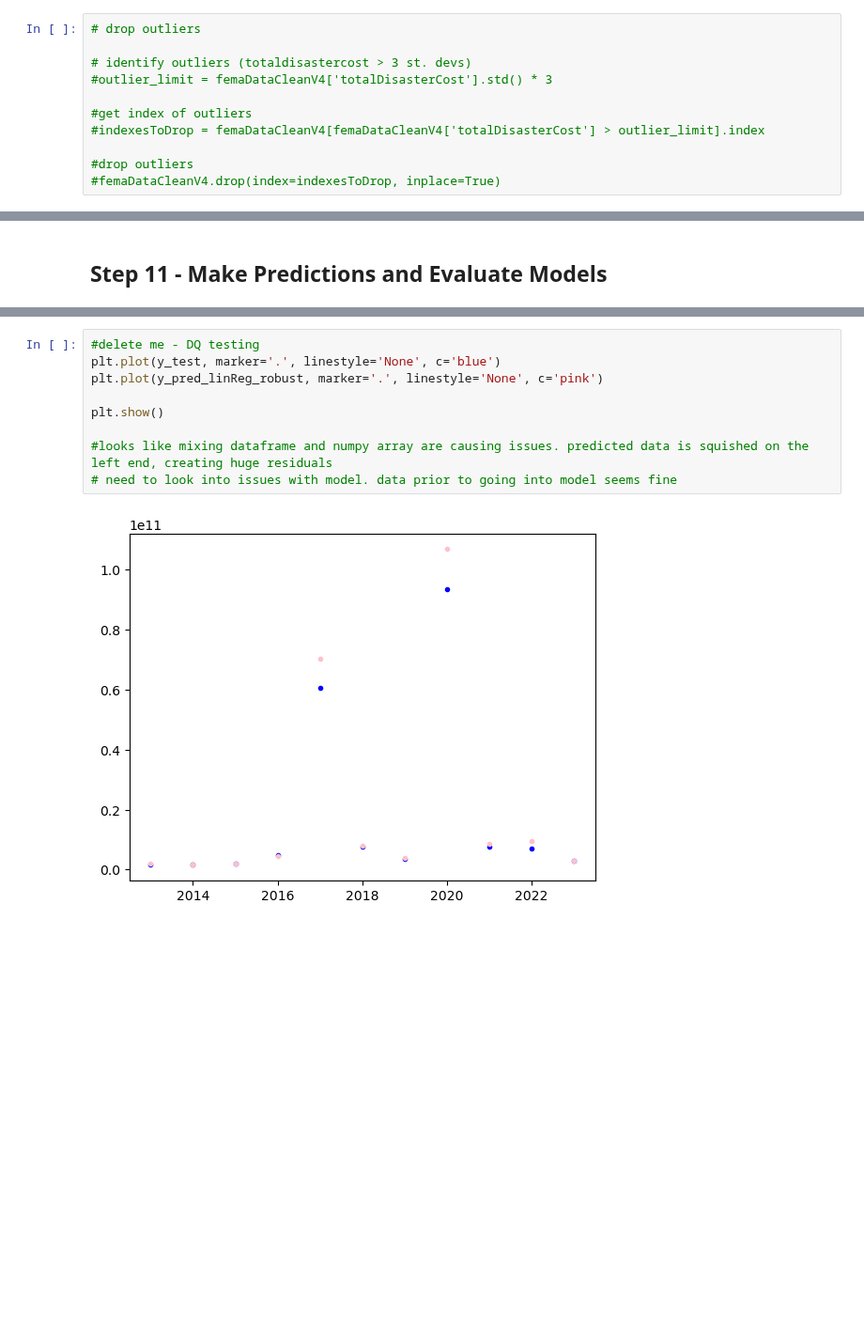
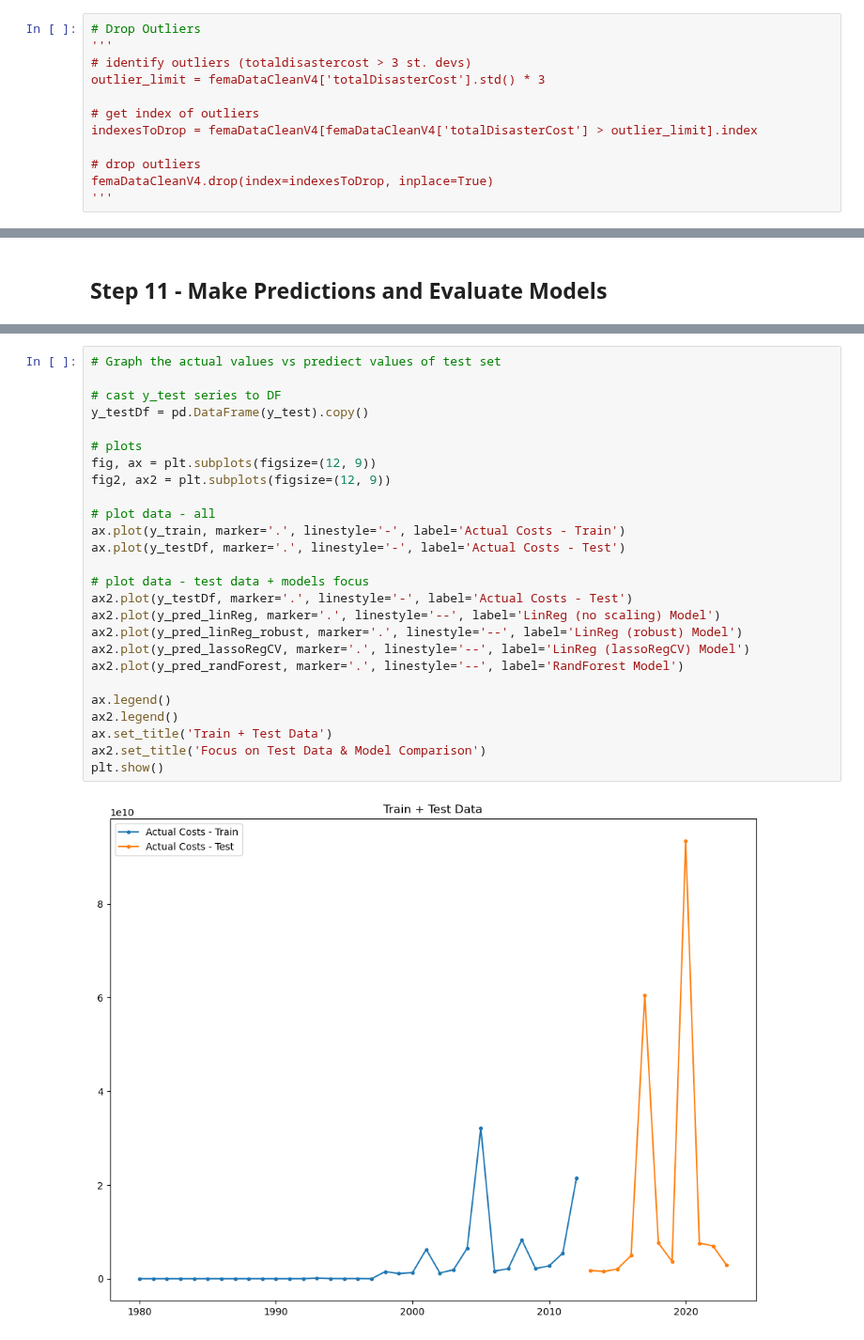
Before and after one commit to mdgarber/FEMADisasterCostForecasting, a Jupyter notebook: femadisastercostforecasting/notebooks/FEMA-Modeling.ipynb, the cells around one changed output, grey strips where cells are left out. Shown at 94% size. Drawn from its saved outputs; the diff is of its cells as text; blank space fills up the shorter version.

```diff
--- a/femadisastercostforecasting/notebooks/FEMA-Modeling.ipynb
+++ b/femadisastercostforecasting/notebooks/FEMA-Modeling.ipynb
@@ -182,11 +184,12 @@ femaDataCleanV4 = femaDataCleanV4.loc[(femaDataCleanV4['incidentYear'] >= 1980)
 # %%
+# Drop Outliers
+'''
+# identify outliers (totaldisastercost > 3 st. devs)
+outlier_limit = femaDataCleanV4['totalDisasterCost'].std() * 3
+
+# get index of outliers
+indexesToDrop = femaDataCleanV4[femaDataCleanV4['totalDisasterCost'] > outlier_limit].index
+
 # drop outliers
-
-# identify outliers (totaldisastercost > 3 st. devs)
-#outlier_limit = femaDataCleanV4['totalDisasterCost'].std() * 3
-
-#get index of outliers
-#indexesToDrop = femaDataCleanV4[femaDataCleanV4['totalDisasterCost'] > outlier_limit].index
-
-#drop outliers
-#femaDataCleanV4.drop(index=indexesToDrop, inplace=True)
+femaDataCleanV4.drop(index=indexesToDrop, inplace=True)
+'''
@@ -422,11 +436,28 @@ MSE - Random Forest             : 5.07988257950787e+20
 # %%
-#delete me - DQ testing
-plt.plot(y_test, marker='.', linestyle='None', c='blue')
-plt.plot(y_pred_linReg_robust, marker='.', linestyle='None', c='pink')
+# Graph the actual values vs prediect values of test set
 
+# cast y_test series to DF
+y_testDf = pd.DataFrame(y_test).copy()
+
+# plots
+fig, ax = plt.subplots(figsize=(12, 9))
+fig2, ax2 = plt.subplots(figsize=(12, 9))
+
+# plot data - all
+ax.plot(y_train, marker='.', linestyle='-', label='Actual Costs - Train')
+ax.plot(y_testDf, marker='.', linestyle='-', label='Actual Costs - Test')
+
+# plot data - test data + models focus
+ax2.plot(y_testDf, marker='.', linestyle='-', label='Actual Costs - Test')
+ax2.plot(y_pred_linReg, marker='.', linestyle='--', label='LinReg (no scaling) Model')
+ax2.plot(y_pred_linReg_robust, marker='.', linestyle='--', label='LinReg (robust) Model')
+ax2.plot(y_pred_lassoRegCV, marker='.', linestyle='--', label='LinReg (lassoRegCV) Model')
+ax2.plot(y_pred_randForest, marker='.', linestyle='--', label='RandForest Model')
+
+ax.legend()
+ax2.legend()
+ax.set_title('Train + Test Data')
+ax2.set_title('Focus on Test Data & Model Comparison')
 plt.show()
-
-#looks like mixing dataframe and numpy array are causing issues. predicted data is squished on the left end, creating huge residuals
-# need to look into issues with model. data prior to going into model seems fine
 # %% [output]
-[figure, old version]
+[figure, new version]
```
Also changed, not shown: parts of 13 cells of this notebook.
